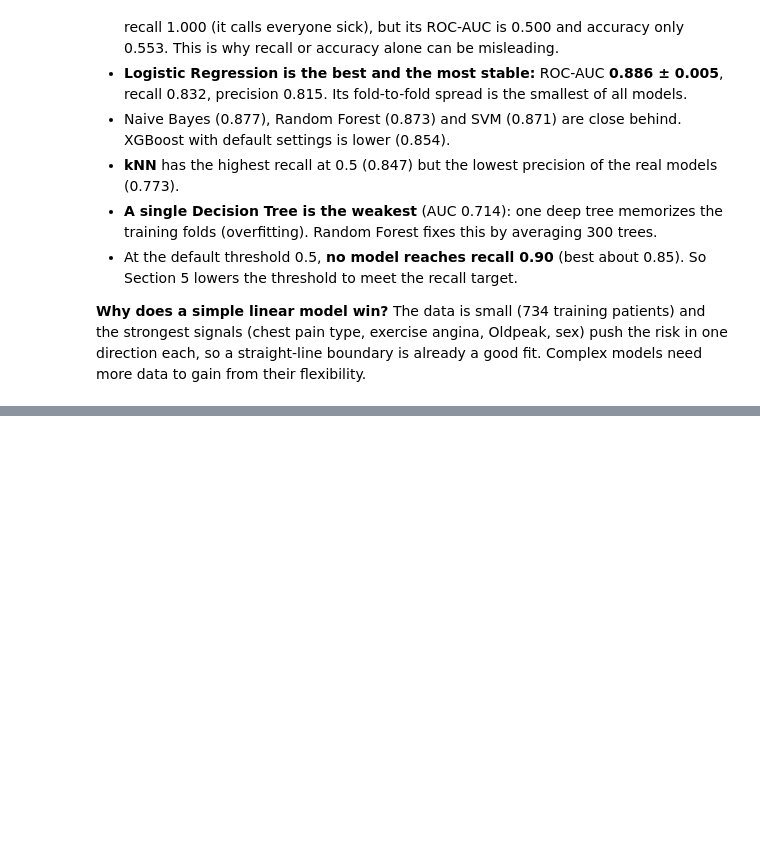
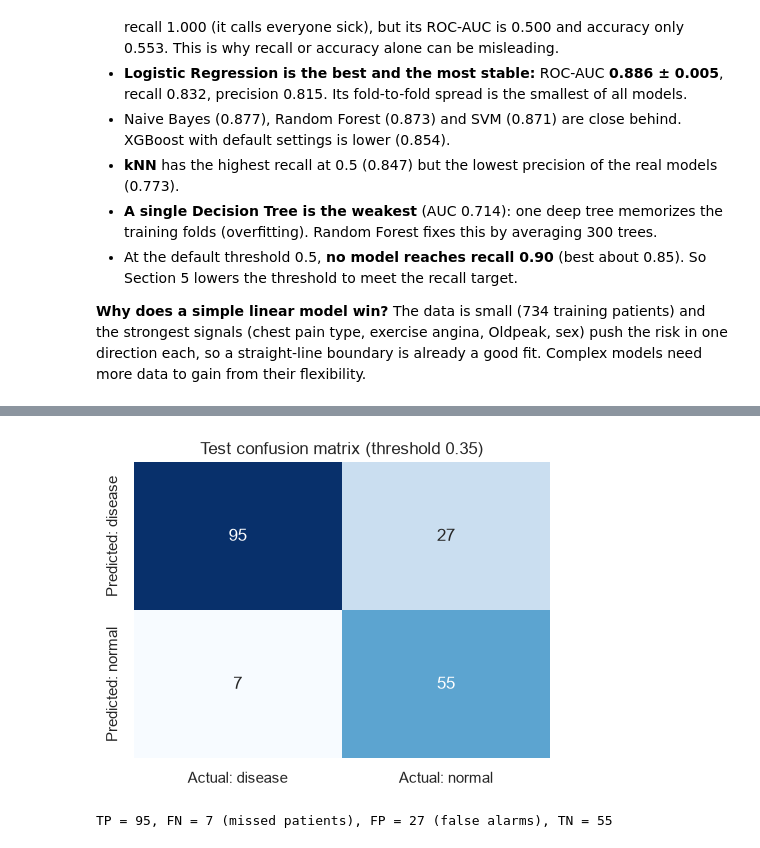
Before and after one commit to Razamirxa/heart-disease-risk, a Jupyter notebook: notebooks/02_modeling_pipeline.ipynb, the cells around one changed output, grey strips where cells are left out. Saved outputs shown, nothing was run; the diff lists cells and outputs as text; code cells hidden in the pictures; blank space fills up the shorter version.

```diff
--- a/notebooks/02_modeling_pipeline.ipynb
+++ b/notebooks/02_modeling_pipeline.ipynb
@@ -278,0 +461,25 @@ plt.tight_layout(); plt.savefig(FIG / "p2_cv_model_comparison.png", dpi=150); pl
+# %%
+def metrics(y_true, prob, t):
+    pred = (prob >= t).astype(int)
+    return {"recall": recall_score(y_true, pred), "precision": precision_score(y_true, pred),
+            "f1": f1_score(y_true, pred), "accuracy": accuracy_score(y_true, pred),
+            "roc_auc": roc_auc_score(y_true, prob)}
+
+
+prob_test = final_pipe.predict_proba(X_test)[:, 1]
+test_table = pd.DataFrame({f"chosen threshold {THRESHOLD:.2f}": metrics(y_test, prob_test, THRESHOLD),
+                           "default threshold 0.50": metrics(y_test, prob_test, 0.5)}).T
+
+# 95% confidence intervals: resample the 184 test patients 2000 times
+rng = np.random.default_rng(RANDOM_STATE)
+yt, boot = y_test.to_numpy(), []
+for _ in range(2000):
+    i = rng.integers(0, len(yt), len(yt))
+    if yt[i].min() != yt[i].max():
+        boot.append(metrics(yt[i], prob_test[i], THRESHOLD))
+ci = pd.DataFrame(boot).quantile([0.025, 0.975]).T
+ci.columns = ["95% CI low", "95% CI high"]
+ci.insert(0, "estimate", test_table.iloc[0])
+print("Test patients:", len(y_test), "| with disease:", int(y_test.sum()))
+display(test_table)
+ci
@@ -278,0 +497,15 @@ plt.tight_layout(); plt.savefig(FIG / "p2_cv_model_comparison.png", dpi=150); pl
+# %%
+pred_test = (prob_test >= THRESHOLD).astype(int)
+tn, fp, fn, tp = confusion_matrix(y_test, pred_test).ravel()
+# Course layout: rows = Predicted, columns = Actual
+cm_course = pd.DataFrame([[tp, fp], [fn, tn]],
+                         index=["Predicted: disease", "Predicted: normal"],
+                         columns=["Actual: disease", "Actual: normal"])
+fig, ax = plt.subplots(figsize=(4.8, 3.8))
+sns.heatmap(cm_course, annot=True, fmt="d", cmap="Blues", cbar=False, ax=ax)
+ax.set_title(f"Test confusion matrix (threshold {THRESHOLD:.2f})")
+plt.tight_layout(); plt.savefig(FIG / "p2_test_confusion_matrix.png", dpi=150); plt.show()
+print(f"TP = {tp}, FN = {fn} (missed patients), FP = {fp} (false alarms), TN = {tn}")
+# %% [output]
+[figure, added]
+TP = 95, FN = 7 (missed patients), FP = 27 (false alarms), TN = 55
```
Also changed, not shown: parts of 18 cells of this notebook, 5 other files.
